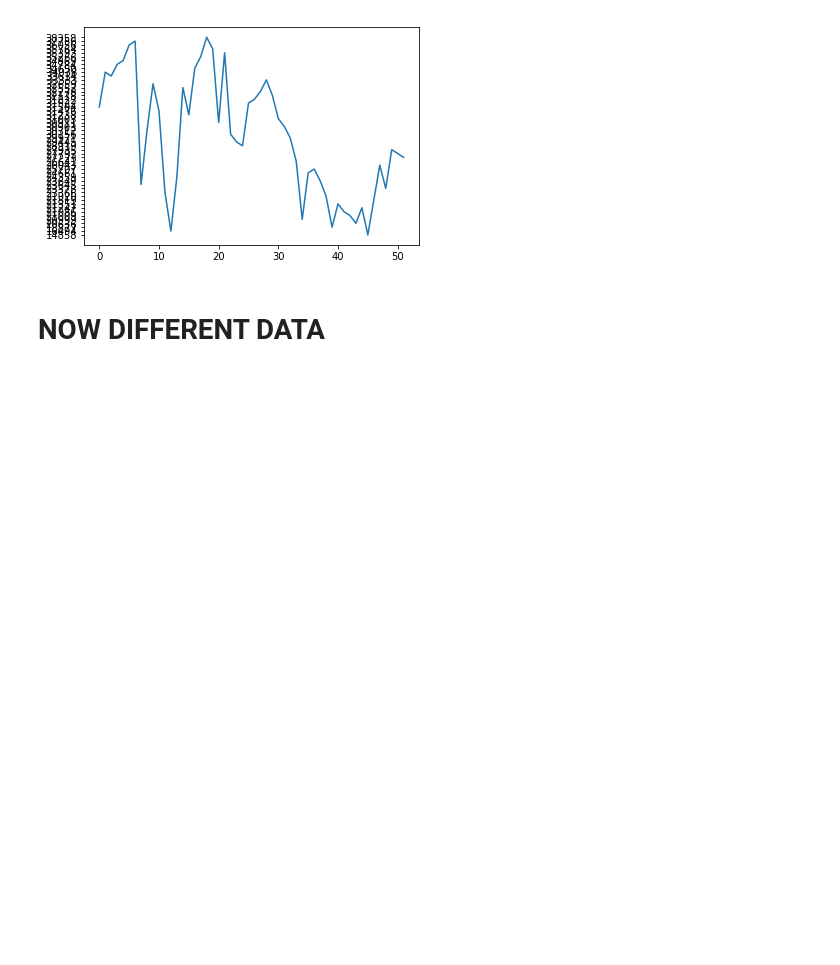
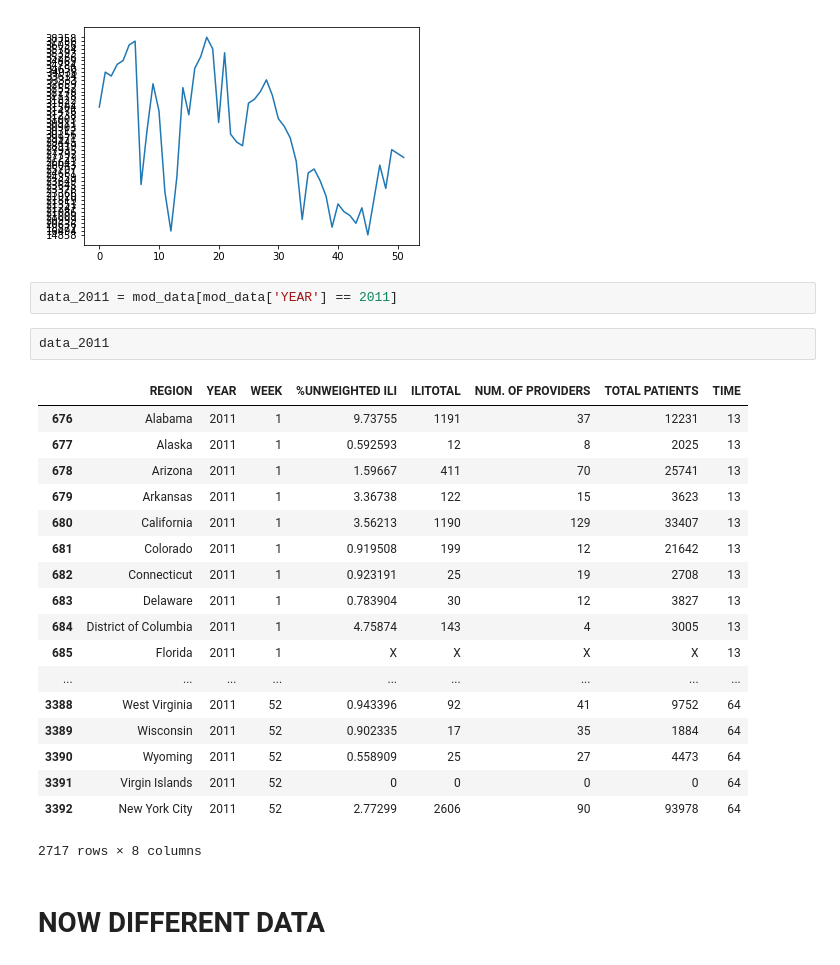
Before and after one commit to spencer-loggia/space_apps_f2018, a Jupyter notebook: kaushik_analysis.ipynb, the cells around one changed output. Cells and saved outputs as stored; diff of their text form; blank space fills up the shorter version.

```diff
--- a/kaushik_analysis.ipynb
+++ b/kaushik_analysis.ipynb
@@ -53,6 +65,29 @@ plt.plot(calif['TOTAL PATIENTS'][52:104].values)
 plt.show()
 # %% [output]
 [figure]
+# %%
+data_2011 = mod_data[mod_data['YEAR'] == 2011]
+# %%
+data_2011
+# %% [output]
+|  | REGION | YEAR | WEEK | %UNWEIGHTED ILI | ILITOTAL | NUM. OF PROVIDERS | TOTAL PATIENTS | TIME |
+| 676 | Alabama | 2011 | 1 | 9.73755 | 1191 | 37 | 12231 | 13 |
+| 677 | Alaska | 2011 | 1 | 0.592593 | 12 | 8 | 2025 | 13 |
+| 678 | Arizona | 2011 | 1 | 1.59667 | 411 | 70 | 25741 | 13 |
+| 679 | Arkansas | 2011 | 1 | 3.36738 | 122 | 15 | 3623 | 13 |
+| 680 | California | 2011 | 1 | 3.56213 | 1190 | 129 | 33407 | 13 |
+| 681 | Colorado | 2011 | 1 | 0.919508 | 199 | 12 | 21642 | 13 |
+| 682 | Connecticut | 2011 | 1 | 0.923191 | 25 | 19 | 2708 | 13 |
+| 683 | Delaware | 2011 | 1 | 0.783904 | 30 | 12 | 3827 | 13 |
+| 684 | District of Columbia | 2011 | 1 | 4.75874 | 143 | 4 | 3005 | 13 |
+| 685 | Florida | 2011 | 1 | X | X | X | X | 13 |
+| ... | ... | ... | ... | ... | ... | ... | ... | ... |
+| 3388 | West Virginia | 2011 | 52 | 0.943396 | 92 | 41 | 9752 | 64 |
+| 3389 | Wisconsin | 2011 | 52 | 0.902335 | 17 | 35 | 1884 | 64 |
+| 3390 | Wyoming | 2011 | 52 | 0.558909 | 25 | 27 | 4473 | 64 |
+| 3391 | Virgin Islands | 2011 | 52 | 0 | 0 | 0 | 0 | 64 |
+| 3392 | New York City | 2011 | 52 | 2.77299 | 2606 | 90 | 93978 | 64 |
+2717 rows × 8 columns
 # %% [markdown]
 # NOW DIFFERENT DATA
 # %%
```
Also changed, not shown: parts of 23 cells of this notebook, 2 other files.
